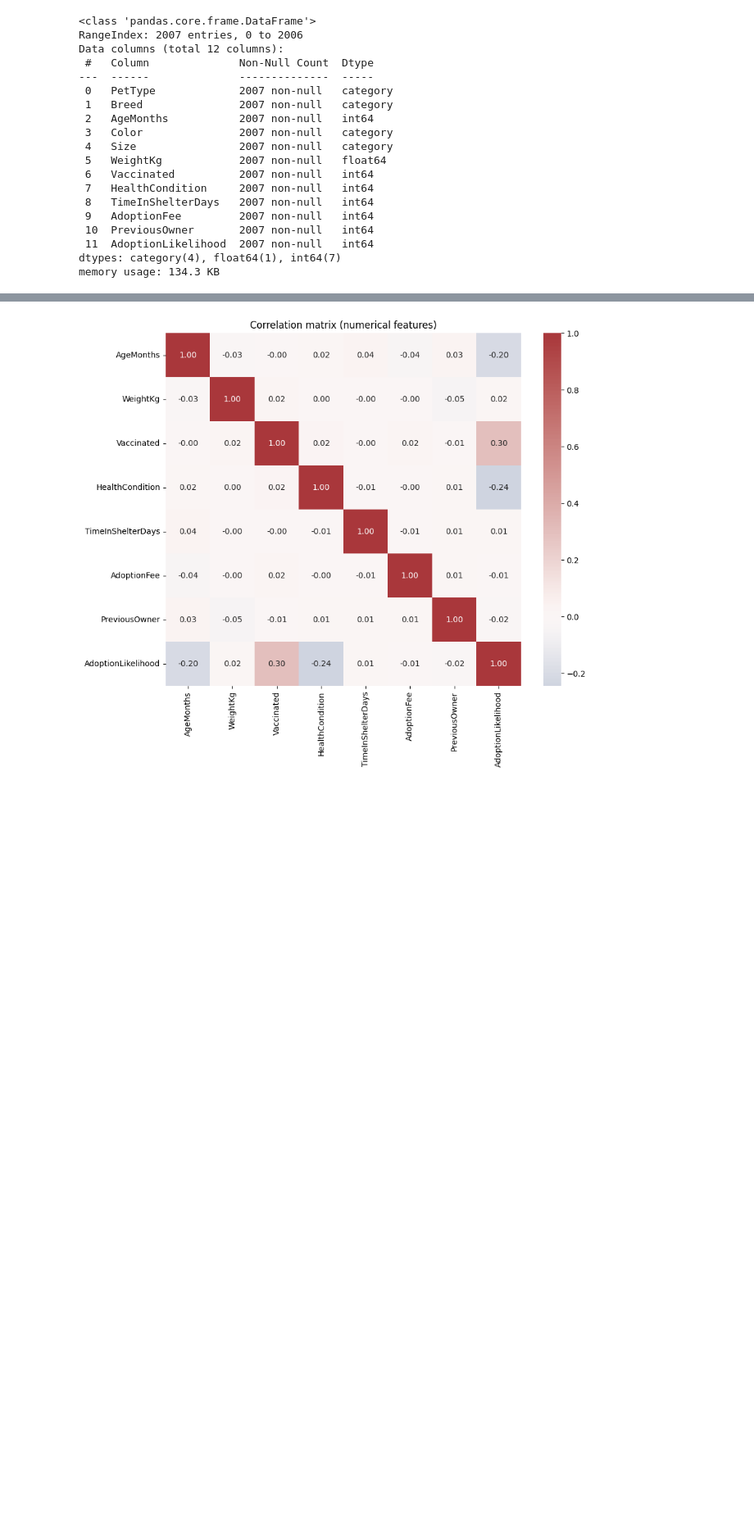
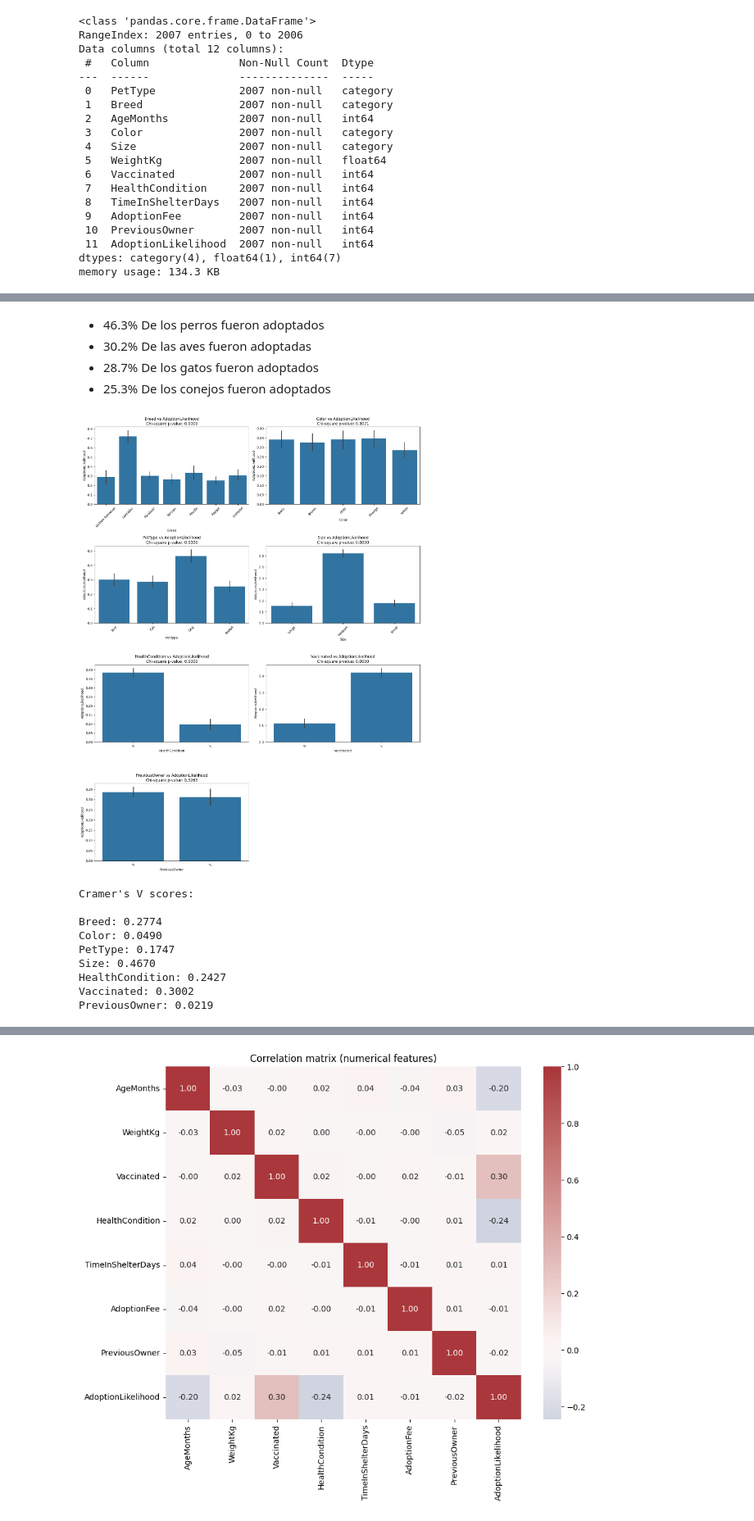
Before and after one commit to emmanuelceron-commits/repo-ML, a Jupyter notebook: MLops_pipeline/src/comprension_eda.ipynb, the cells around one changed output, grey strips where cells are left out. Shown at 82% size. Drawn from its saved outputs; the diff is of its cells as text; code cells hidden in the pictures; blank space fills up the shorter version.

```diff
--- a/MLops_pipeline/src/comprension_eda.ipynb
+++ b/MLops_pipeline/src/comprension_eda.ipynb
@@ -399,0 +412,71 @@ Name: AdoptionLikelihood, dtype: float64
+# %% [markdown]
+
+- 46.3% De los perros fueron adoptados
+- 30.2% De las aves fueron adoptadas
+- 28.7% De los gatos fueron adoptados
+- 25.3% De los conejos fueron adoptados
+# %%
+# import pandas as pd
+# import seaborn as sns
+# import matplotlib.pyplot as plt
+from scipy.stats import chi2_contingency
+
+'''
+
+Para analizar la relación entre estas variables categóricas y
+la variable objetivo AdoptionLikelihood,
+podemos crear visualizaciones y realizar pruebas estadísticas.
+
+Este código:
+
+Creará visualizaciones de barras para cada variable vs AdoptionLikelihood
+Calculará el p-valor del test chi-cuadrado para evaluar la independencia
+Calculará el Cramer's V para medir la fuerza de la asociación
+'''
+
+# Asumiendo que tienes un DataFrame llamado 'df'
+categorical_vars = ['Breed', 'Color', 'PetType', 'Size', 'HealthCondition',
+                   'Vaccinated', 'PreviousOwner']
+
+# Crear subplots para cada variable
+plt.figure(figsize=(15, 20))
+
+for i, var in enumerate(categorical_vars, 1):
+    plt.subplot(4, 2, i)
+
+    # Crear tabla de contingencia y calcular chi-cuadrado
+    contingency = pd.crosstab(df[var], df['AdoptionLikelihood'])
+    chi2, p_value = chi2_contingency(contingency)[:2]
+
+    # Crear gráfico de barras apiladas
+    sns.barplot(data=df, x=var, y='AdoptionLikelihood')
+    plt.title(f'{var} vs AdoptionLikelihood\nChi-square p-value: {p_value:.4f}')
+    plt.xticks(rotation=45)
+
+plt.tight_layout()
+plt.show()
+
+# Imprimir el Cramer's V para medir la fuerza de asociación
+def cramers_v(var):
+    confusion_matrix = pd.crosstab(df[var], df['AdoptionLikelihood'])
+    chi2, _, _, _ = chi2_contingency(confusion_matrix)
+    n = confusion_matrix.sum().sum()
+    phi2 = chi2/n
+    r, k = confusion_matrix.shape
+    return np.sqrt(phi2/min(k-1, r-1))
+
+print("\nCramer's V scores:\n")
+for var in categorical_vars:
+    score = cramers_v(var)
+    print(f"{var}: {score:.4f}")
+# %% [output]
+[figure, added]
+Cramer's V scores:
+
+Breed: 0.2774
+Color: 0.0490
+PetType: 0.1747
+Size: 0.4670
+HealthCondition: 0.2427
+Vaccinated: 0.3002
+PreviousOwner: 0.0219
```
Also changed, not shown: parts of 26 cells of this notebook.
